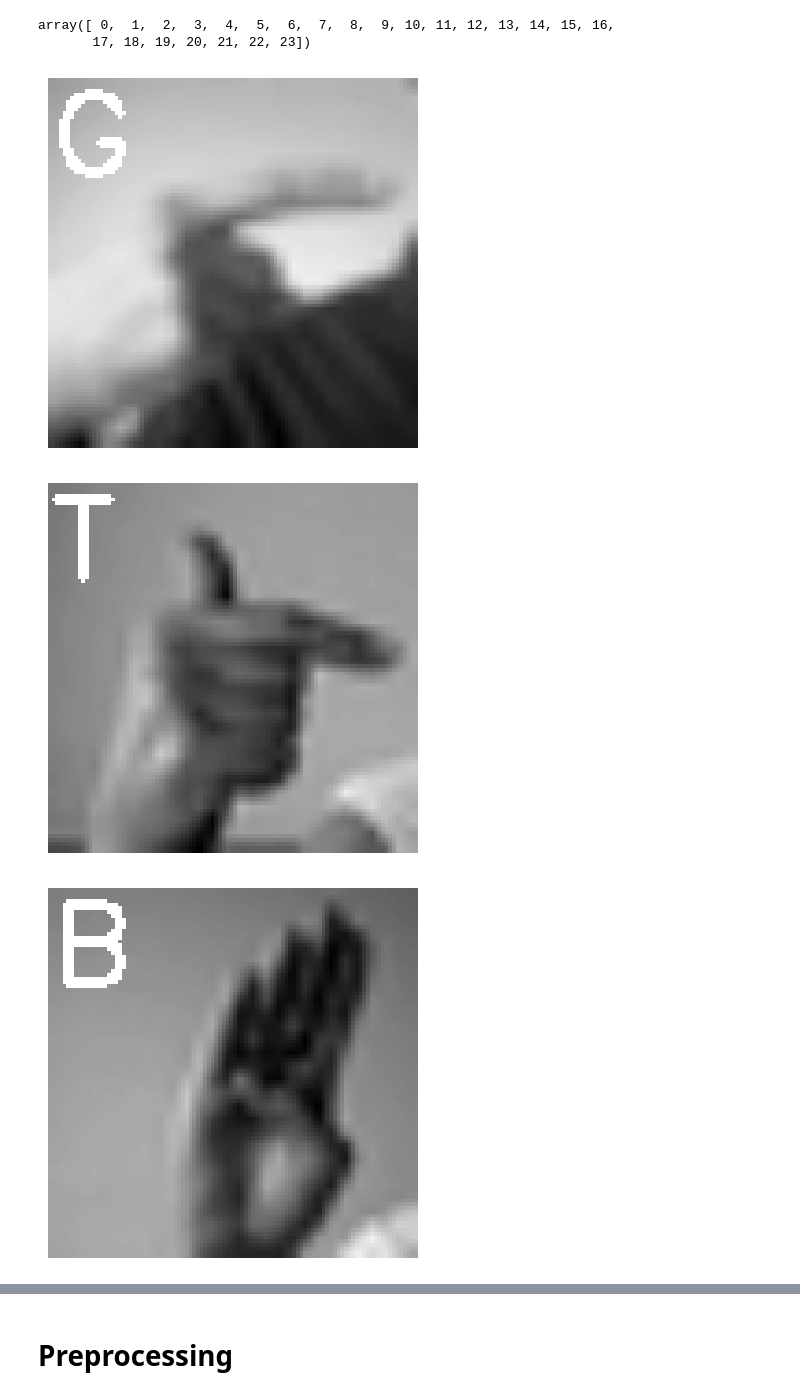
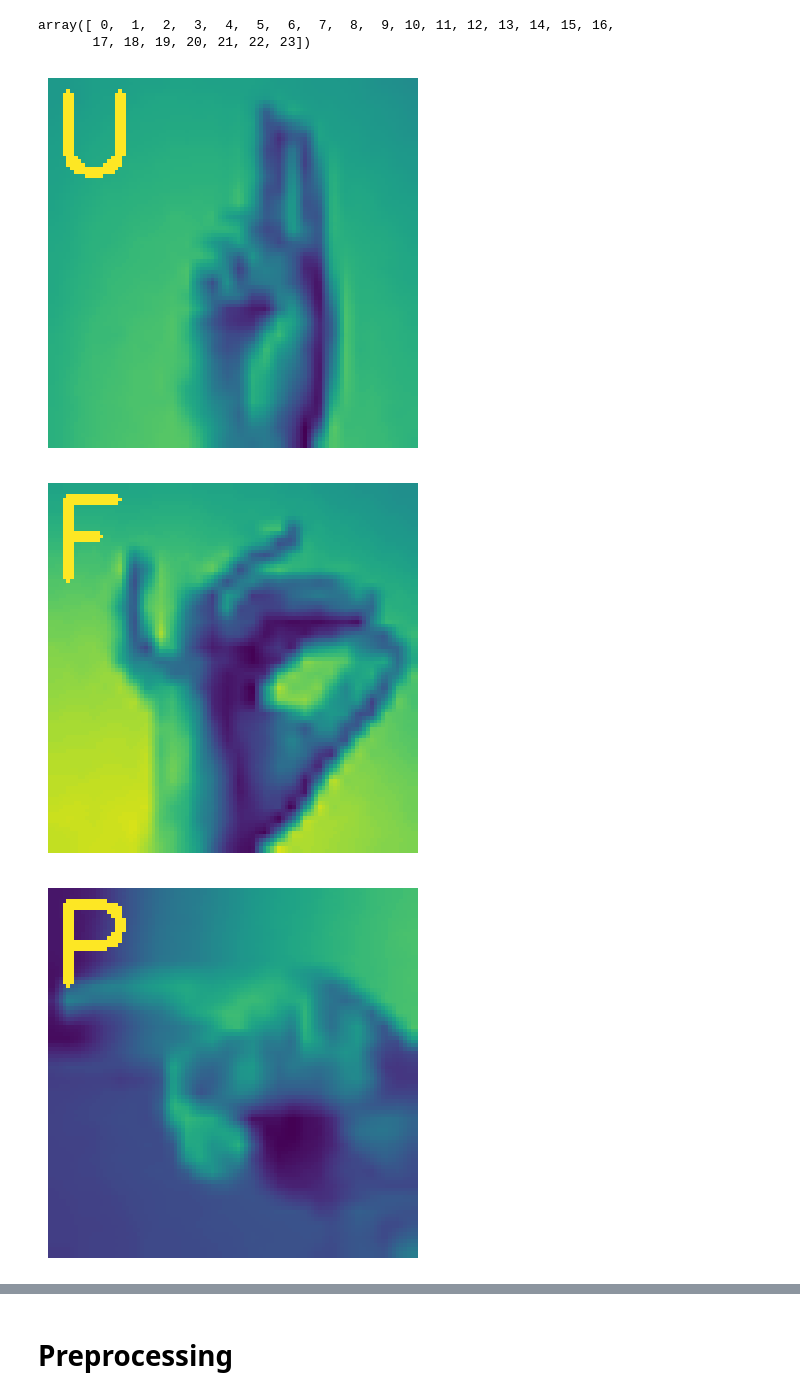
Before and after one commit to Ahmed-Rushdi/kaggle_projects, a Jupyter notebook: sign-mnist-cnn.ipynb, the cells around one changed output, grey strips where cells are left out. Saved outputs shown, nothing was run; the diff lists cells and outputs as text; code cells hidden in the pictures.

```diff
--- a/sign-mnist-cnn.ipynb
+++ b/sign-mnist-cnn.ipynb
@@ -81,32 +80,30 @@ array([ 0,  1,  2,  3,  4,  5,  6,  7,  8,  9, 10, 11, 12, 13, 14, 15, 16,
 # %%
 for i in np.random.choice(range(X_train.shape[0]),10):
 #     cv2.putText(
 #             img = cv2.imread("C:Users/ENG-13.NCPC/Desktop/Datasets/cat_vs_dog/train/cat/cat.0.jpg").shape,
 #             text = label_to_char_mapping_dict[y_train[i]],
 #             color = (0),
 #             bottomLeftOrigin = True,
 #             org = (0,0),
 #             fontFace = cv2.FONT_HERSHEY_COMPLEX,
 #             fontScale = 5
 #         )
     plt.imshow(
         cv2.putText(
             thickness = 2,
             img = cv2.resize(X_train[i],(100,100)),
             text = label_to_char_mapping_dict[y_train[i]],
             color = 255,
 #             bottomLeftOrigin = True,
             org = (1,25),
             fontFace = cv2.FONT_HERSHEY_SIMPLEX,
             fontScale = 1
-        ),
-        'gray'
-    )
+        ))
 
 #     plt.figure(figsize=(100,100))
     plt.axis('off')
     plt.show()
 # %% [output]
-[figure, old version]
+[figure, new version]
-[figure, old version]
+[figure, new version]
-[figure, old version]
+[figure, new version]
```
Also changed, not shown: parts of 5 cells of this notebook.
